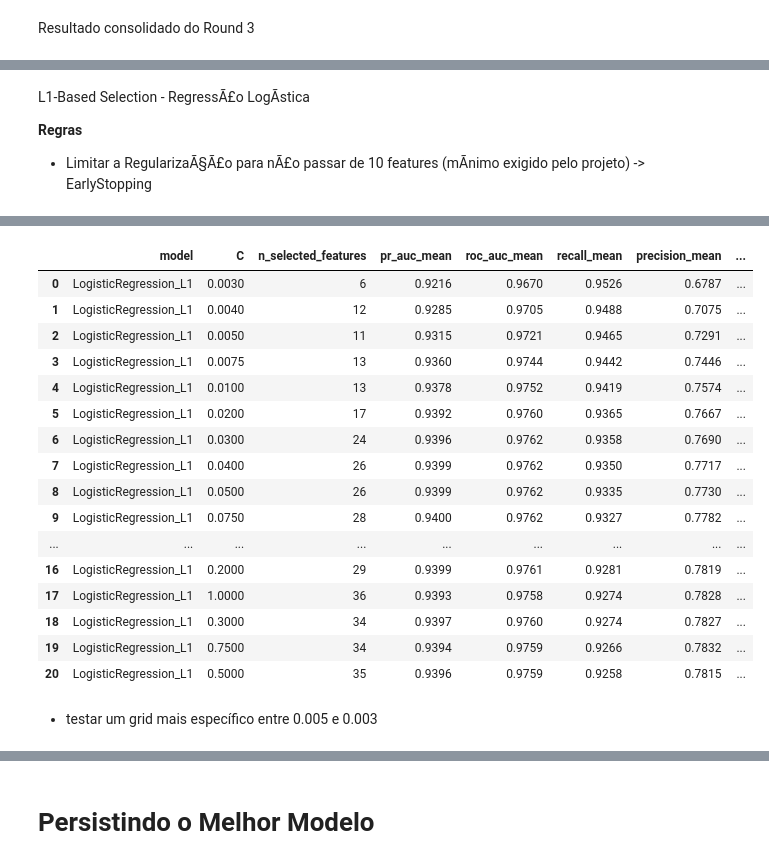
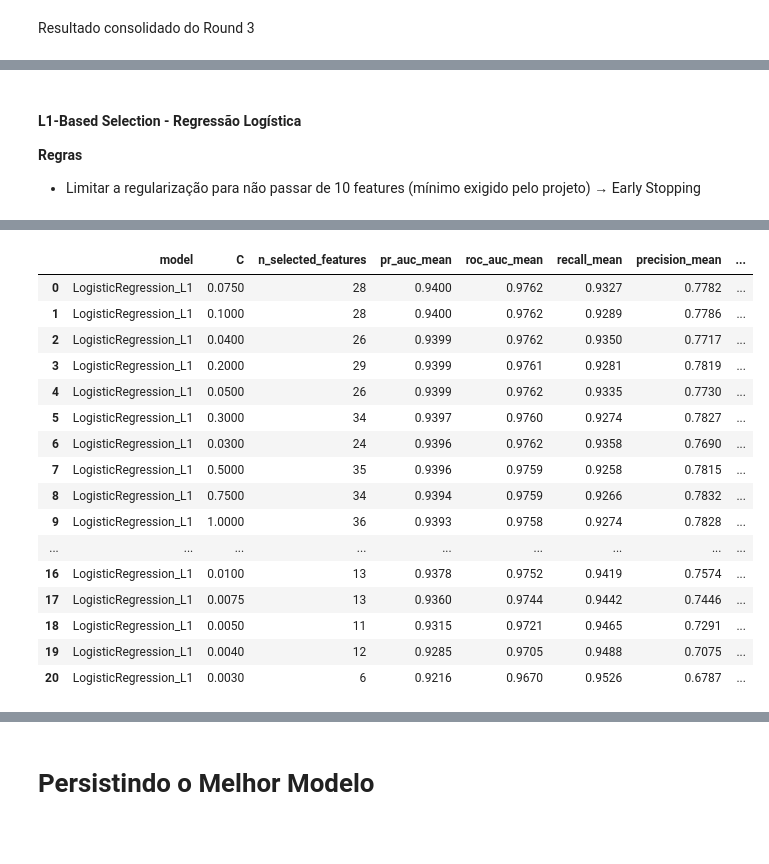
Before and after one commit to devjaynemorais/mle-f1-tech-challenge, a Jupyter notebook: notebooks/02_experimentation.ipynb, the cells around one changed output, grey strips where cells are left out. Saved outputs shown, nothing was run; the diff lists cells and outputs as text; code cells hidden in the pictures; blank space fills up the shorter version.

```diff
--- a/notebooks/02_experimentation.ipynb
+++ b/notebooks/02_experimentation.ipynb
@@ -1208,8 +1337,9 @@ Features selecionadas:
 # %% [markdown]
-L1-Based Selection - RegressÃ£o LogÃ­stica
+#### L1-Based Selection - Regressão Logística
 
 **Regras**
-- Limitar a RegularizaÃ§Ã£o para nÃ£o passar de 10 features (mÃ­nimo exigido pelo projeto) -> EarlyStopping
+
+- Limitar a regularização para não passar de 10 features (mínimo exigido pelo projeto) → Early Stopping
 # %%
 import logging
 import numpy as np
@@ -1273,8 +1403,8 @@ def get_nonzero_feature_names(fitted_pipeline):
 
 # ------------------------------------------------------------
 # Grid de C
-# Mais à esquerda = regularização mais fraca
-# Mais à direita = regularização mais forte
+# Mais a  esquerda = regularização mais fraca
+# Mais a  direita = regularização mais forte
 # A busca para quando < 10 features restarem
 # ------------------------------------------------------------
 c_grid = [
@@ -1373,7 +1503,7 @@ for C in c_grid:
 
 results_l1_fs = (
     pd.DataFrame(rows)
-    .sort_values("recall_mean", ascending=False)
+    .sort_values(["pr_auc_mean", "roc_auc_mean", "recall_mean"], ascending=[False, False, False])
     .reset_index(drop=True)
 )
 
@@ -1399,19 +1529,17 @@ display(results_l1_fs.round(4))
 |  | model | C | n_selected_features | pr_auc_mean | roc_auc_mean | recall_mean | precision_mean | ... |
-| 0 | LogisticRegression_L1 | 0.0030 | 6 | 0.9216 | 0.9670 | 0.9526 | 0.6787 | ... |
-| 1 | LogisticRegression_L1 | 0.0040 | 12 | 0.9285 | 0.9705 | 0.9488 | 0.7075 | ... |
-| 2 | LogisticRegression_L1 | 0.0050 | 11 | 0.9315 | 0.9721 | 0.9465 | 0.7291 | ... |
-| 3 | LogisticRegression_L1 | 0.0075 | 13 | 0.9360 | 0.9744 | 0.9442 | 0.7446 | ... |
-| 4 | LogisticRegression_L1 | 0.0100 | 13 | 0.9378 | 0.9752 | 0.9419 | 0.7574 | ... |
-| 5 | LogisticRegression_L1 | 0.0200 | 17 | 0.9392 | 0.9760 | 0.9365 | 0.7667 | ... |
+| 0 | LogisticRegression_L1 | 0.0750 | 28 | 0.9400 | 0.9762 | 0.9327 | 0.7782 | ... |
+| 1 | LogisticRegression_L1 | 0.1000 | 28 | 0.9400 | 0.9762 | 0.9289 | 0.7786 | ... |
+| 2 | LogisticRegression_L1 | 0.0400 | 26 | 0.9399 | 0.9762 | 0.9350 | 0.7717 | ... |
+| 3 | LogisticRegression_L1 | 0.2000 | 29 | 0.9399 | 0.9761 | 0.9281 | 0.7819 | ... |
+| 4 | LogisticRegression_L1 | 0.0500 | 26 | 0.9399 | 0.9762 | 0.9335 | 0.7730 | ... |
+| 5 | LogisticRegression_L1 | 0.3000 | 34 | 0.9397 | 0.9760 | 0.9274 | 0.7827 | ... |
 | 6 | LogisticRegression_L1 | 0.0300 | 24 | 0.9396 | 0.9762 | 0.9358 | 0.7690 | ... |
-| 7 | LogisticRegression_L1 | 0.0400 | 26 | 0.9399 | 0.9762 | 0.9350 | 0.7717 | ... |
-| 8 | LogisticRegression_L1 | 0.0500 | 26 | 0.9399 | 0.9762 | 0.9335 | 0.7730 | ... |
-| 9 | LogisticRegression_L1 | 0.0750 | 28 | 0.9400 | 0.9762 | 0.9327 | 0.7782 | ... |
+| 7 | LogisticRegression_L1 | 0.5000 | 35 | 0.9396 | 0.9759 | 0.9258 | 0.7815 | ... |
+| 8 | LogisticRegression_L1 | 0.7500 | 34 | 0.9394 | 0.9759 | 0.9266 | 0.7832 | ... |
+| 9 | LogisticRegression_L1 | 1.0000 | 36 | 0.9393 | 0.9758 | 0.9274 | 0.7828 | ... |
 | ... | ... | ... | ... | ... | ... | ... | ... | ... |
-| 16 | LogisticRegression_L1 | 0.2000 | 29 | 0.9399 | 0.9761 | 0.9281 | 0.7819 | ... |
-| 17 | LogisticRegression_L1 | 1.0000 | 36 | 0.9393 | 0.9758 | 0.9274 | 0.7828 | ... |
-| 18 | LogisticRegression_L1 | 0.3000 | 34 | 0.9397 | 0.9760 | 0.9274 | 0.7827 | ... |
-| 19 | LogisticRegression_L1 | 0.7500 | 34 | 0.9394 | 0.9759 | 0.9266 | 0.7832 | ... |
-| 20 | LogisticRegression_L1 | 0.5000 | 35 | 0.9396 | 0.9759 | 0.9258 | 0.7815 | ... |
+| 16 | LogisticRegression_L1 | 0.0100 | 13 | 0.9378 | 0.9752 | 0.9419 | 0.7574 | ... |
+| 17 | LogisticRegression_L1 | 0.0075 | 13 | 0.9360 | 0.9744 | 0.9442 | 0.7446 | ... |
+| 18 | LogisticRegression_L1 | 0.0050 | 11 | 0.9315 | 0.9721 | 0.9465 | 0.7291 | ... |
+| 19 | LogisticRegression_L1 | 0.0040 | 12 | 0.9285 | 0.9705 | 0.9488 | 0.7075 | ... |
+| 20 | LogisticRegression_L1 | 0.0030 | 6 | 0.9216 | 0.9670 | 0.9526 | 0.6787 | ... |
-# %% [markdown]
-- testar um grid mais específico entre 0.005 e 0.003
```
Also changed, not shown: parts of 55 cells of this notebook, 5 other files.
